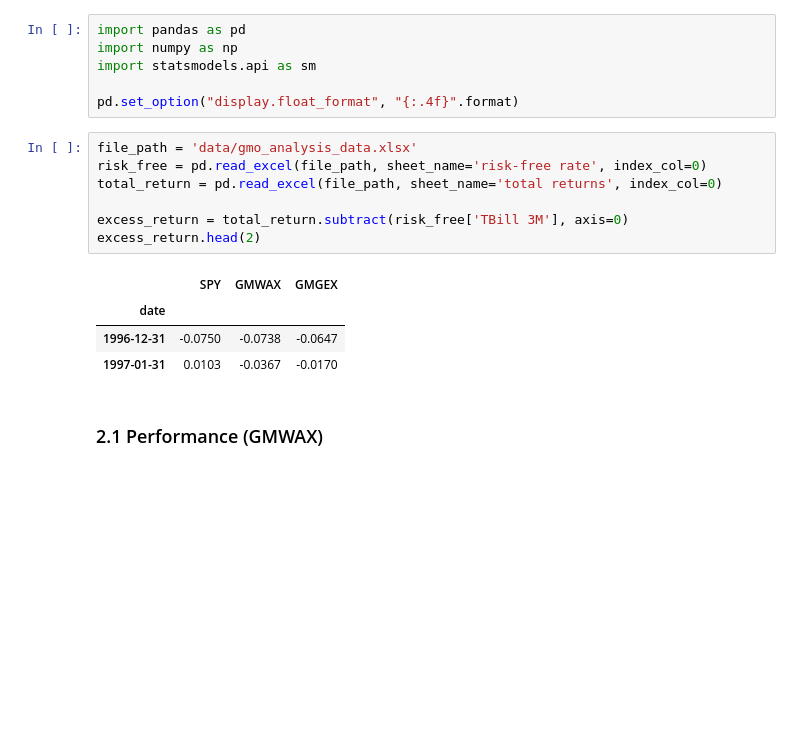
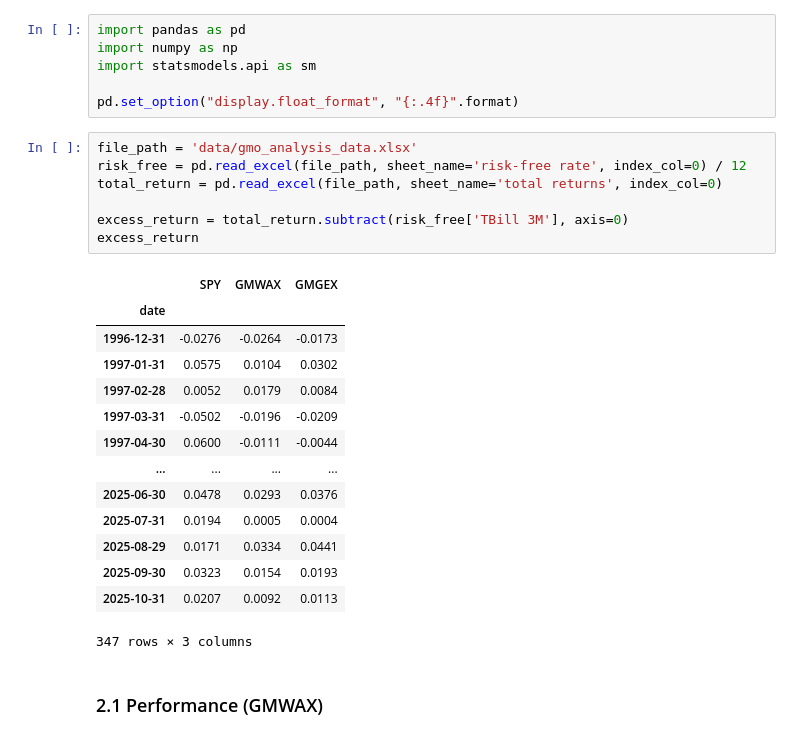
Before and after one commit to skajiyam/FINM-36700-Portfolio-and-Risk-Management-C, a Jupyter notebook: FINM367_HW7.ipynb, the cells around one changed output. Saved outputs shown, nothing was run; the diff lists cells and outputs as text; blank space fills up the shorter version.

Commit message:
Corrected the risk-free rate

```diff
--- a/FINM367_HW7.ipynb
+++ b/FINM367_HW7.ipynb
@@ -8,16 +8,26 @@ import statsmodels.api as sm
 pd.set_option("display.float_format", "{:.4f}".format)
 # %%
 file_path = 'data/gmo_analysis_data.xlsx'
-risk_free = pd.read_excel(file_path, sheet_name='risk-free rate', index_col=0)
+risk_free = pd.read_excel(file_path, sheet_name='risk-free rate', index_col=0) / 12
 total_return = pd.read_excel(file_path, sheet_name='total returns', index_col=0)
 
 excess_return = total_return.subtract(risk_free['TBill 3M'], axis=0)
-excess_return.head(2)
+excess_return
 # %% [output]
 |  | SPY | GMWAX | GMGEX |
 | date |  |  |  |
-| 1996-12-31 | -0.0750 | -0.0738 | -0.0647 |
-| 1997-01-31 | 0.0103 | -0.0367 | -0.0170 |
+| 1996-12-31 | -0.0276 | -0.0264 | -0.0173 |
+| 1997-01-31 | 0.0575 | 0.0104 | 0.0302 |
+| 1997-02-28 | 0.0052 | 0.0179 | 0.0084 |
+| 1997-03-31 | -0.0502 | -0.0196 | -0.0209 |
+| 1997-04-30 | 0.0600 | -0.0111 | -0.0044 |
+| ... | ... | ... | ... |
+| 2025-06-30 | 0.0478 | 0.0293 | 0.0376 |
+| 2025-07-31 | 0.0194 | 0.0005 | 0.0004 |
+| 2025-08-29 | 0.0171 | 0.0334 | 0.0441 |
+| 2025-09-30 | 0.0323 | 0.0154 | 0.0193 |
+| 2025-10-31 | 0.0207 | 0.0092 | 0.0113 |
+347 rows × 3 columns
 # %% [markdown]
 ### 2.1 Performance (GMWAX)
 # %%
```
Also changed, not shown: parts of 13 cells of this notebook.
